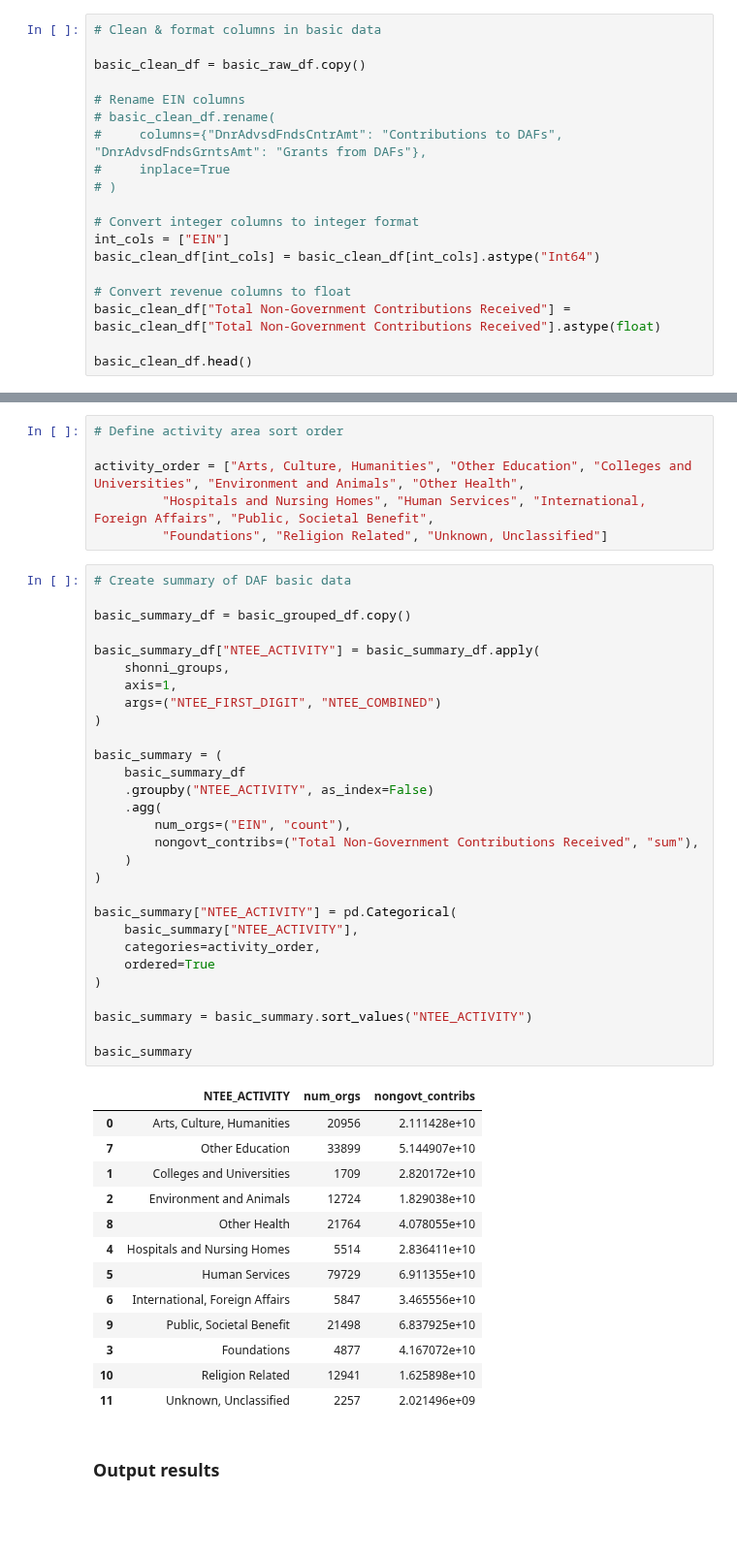
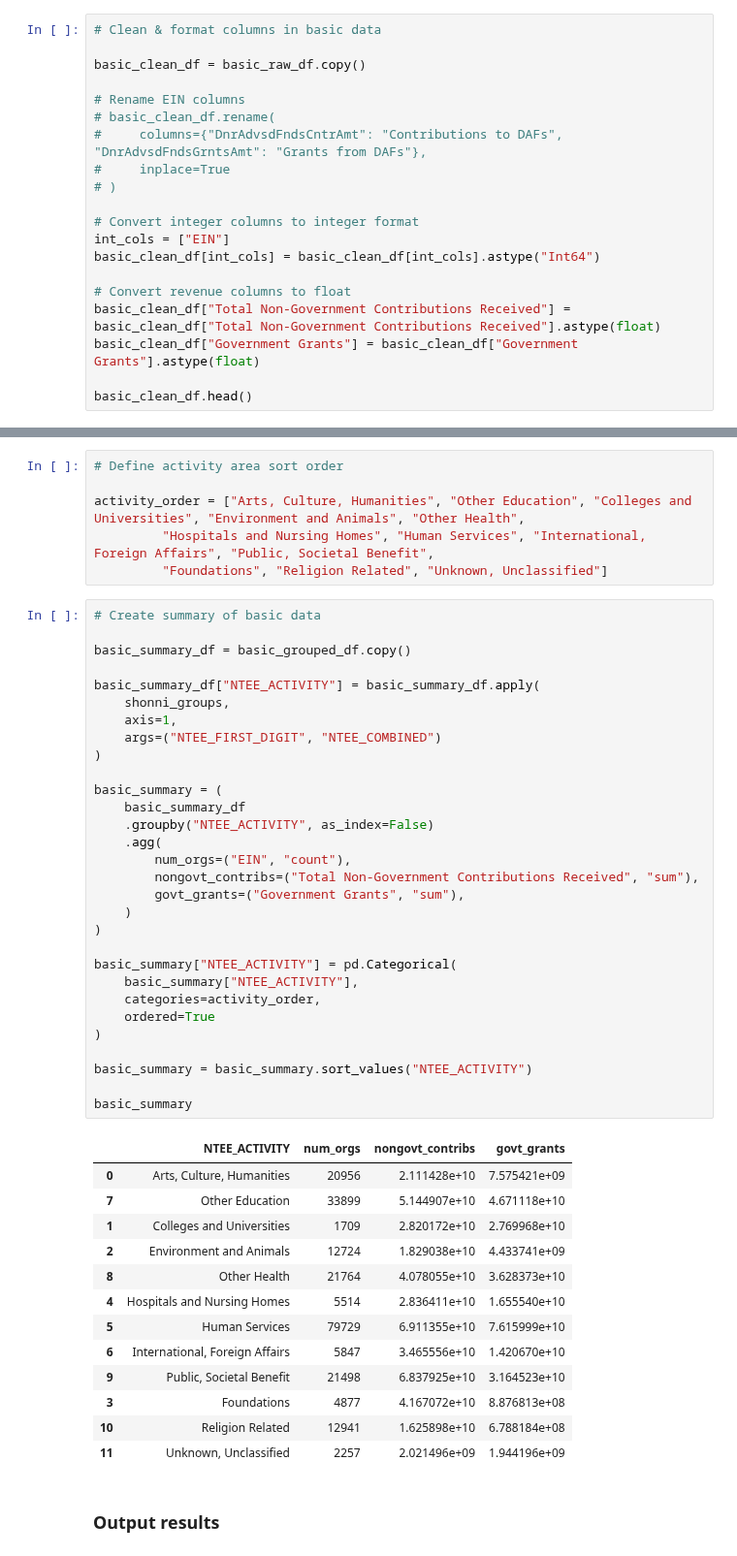
Before and after one commit to HFAwesomeCharts/MCNNonprofitEconomy, a Jupyter notebook: notebooks/MCN_BASIC_revenue_by_NTEE.ipynb, the cells around one changed output, grey strips where cells are left out. Shown at 97% size. Drawn from its saved outputs; the diff is of its cells as text; blank space fills up the shorter version.

Commit message:
Adjusted government grants to use helen's 990 numbers, adjusted up to account for missing EZ & N filings

```diff
--- a/notebooks/MCN_BASIC_revenue_by_NTEE.ipynb
+++ b/notebooks/MCN_BASIC_revenue_by_NTEE.ipynb
@@ -94,6 +94,7 @@ basic_clean_df[int_cols] = basic_clean_df[int_cols].astype("Int64")
 
 # Convert revenue columns to float
 basic_clean_df["Total Non-Government Contributions Received"] = basic_clean_df["Total Non-Government Contributions Received"].astype(float)
+basic_clean_df["Government Grants"] = basic_clean_df["Government Grants"].astype(float)
 
 basic_clean_df.head()
 # %% [output]
@@ -188,48 +189,49 @@ activity_order = ["Arts, Culture, Humanities", "Other Education", "Colleges and
          "Hospitals and Nursing Homes", "Human Services", "International, Foreign Affairs", "Public, Societal Benefit",
          "Foundations", "Religion Related", "Unknown, Unclassified"]
 # %%
-# Create summary of DAF basic data
+# Create summary of basic data
 
 basic_summary_df = basic_grouped_df.copy()
 
 basic_summary_df["NTEE_ACTIVITY"] = basic_summary_df.apply(
     shonni_groups,
     axis=1,
     args=("NTEE_FIRST_DIGIT", "NTEE_COMBINED")
 )
 
 basic_summary = (
     basic_summary_df
     .groupby("NTEE_ACTIVITY", as_index=False)
     .agg(
         num_orgs=("EIN", "count"),
         nongovt_contribs=("Total Non-Government Contributions Received", "sum"),
+        govt_grants=("Government Grants", "sum"),
     )
 )
 
 basic_summary["NTEE_ACTIVITY"] = pd.Categorical(
     basic_summary["NTEE_ACTIVITY"],
     categories=activity_order,
     ordered=True
 )
 
 basic_summary = basic_summary.sort_values("NTEE_ACTIVITY")
 
 basic_summary
 # %% [output]
-|  | NTEE_ACTIVITY | num_orgs | nongovt_contribs |
-| 0 | Arts, Culture, Humanities | 20956 | 2.111428e+10 |
-| 7 | Other Education | 33899 | 5.144907e+10 |
-| 1 | Colleges and Universities | 1709 | 2.820172e+10 |
-| 2 | Environment and Animals | 12724 | 1.829038e+10 |
-| 8 | Other Health | 21764 | 4.078055e+10 |
-| 4 | Hospitals and Nursing Homes | 5514 | 2.836411e+10 |
-| 5 | Human Services | 79729 | 6.911355e+10 |
-| 6 | International, Foreign Affairs | 5847 | 3.465556e+10 |
-| 9 | Public, Societal Benefit | 21498 | 6.837925e+10 |
-| 3 | Foundations | 4877 | 4.167072e+10 |
-| 10 | Religion Related | 12941 | 1.625898e+10 |
-| 11 | Unknown, Unclassified | 2257 | 2.021496e+09 |
+|  | NTEE_ACTIVITY | num_orgs | nongovt_contribs | govt_grants |
+| 0 | Arts, Culture, Humanities | 20956 | 2.111428e+10 | 7.575421e+09 |
+| 7 | Other Education | 33899 | 5.144907e+10 | 4.671118e+10 |
+| 1 | Colleges and Universities | 1709 | 2.820172e+10 | 2.769968e+10 |
+| 2 | Environment and Animals | 12724 | 1.829038e+10 | 4.433741e+09 |
+| 8 | Other Health | 21764 | 4.078055e+10 | 3.628373e+10 |
+| 4 | Hospitals and Nursing Homes | 5514 | 2.836411e+10 | 1.655540e+10 |
+| 5 | Human Services | 79729 | 6.911355e+10 | 7.615999e+10 |
+| 6 | International, Foreign Affairs | 5847 | 3.465556e+10 | 1.420670e+10 |
+| 9 | Public, Societal Benefit | 21498 | 6.837925e+10 | 3.164523e+10 |
+| 3 | Foundations | 4877 | 4.167072e+10 | 8.876813e+08 |
+| 10 | Religion Related | 12941 | 1.625898e+10 | 6.788184e+08 |
+| 11 | Unknown, Unclassified | 2257 | 2.021496e+09 | 1.944196e+09 |
 # %% [markdown]
 ### Output results
 # %%
```
Also changed, not shown: parts of 2 cells of this notebook, 6 other files.
